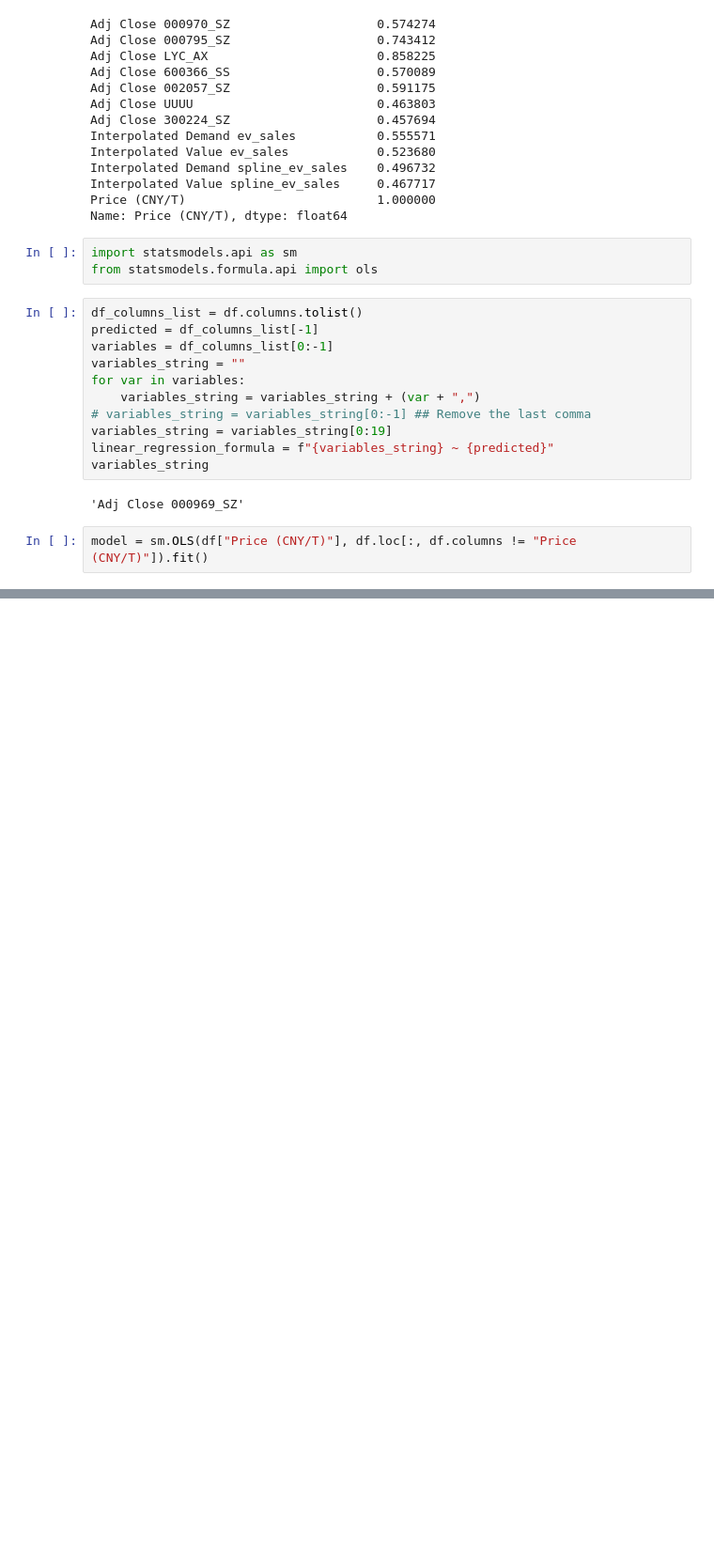
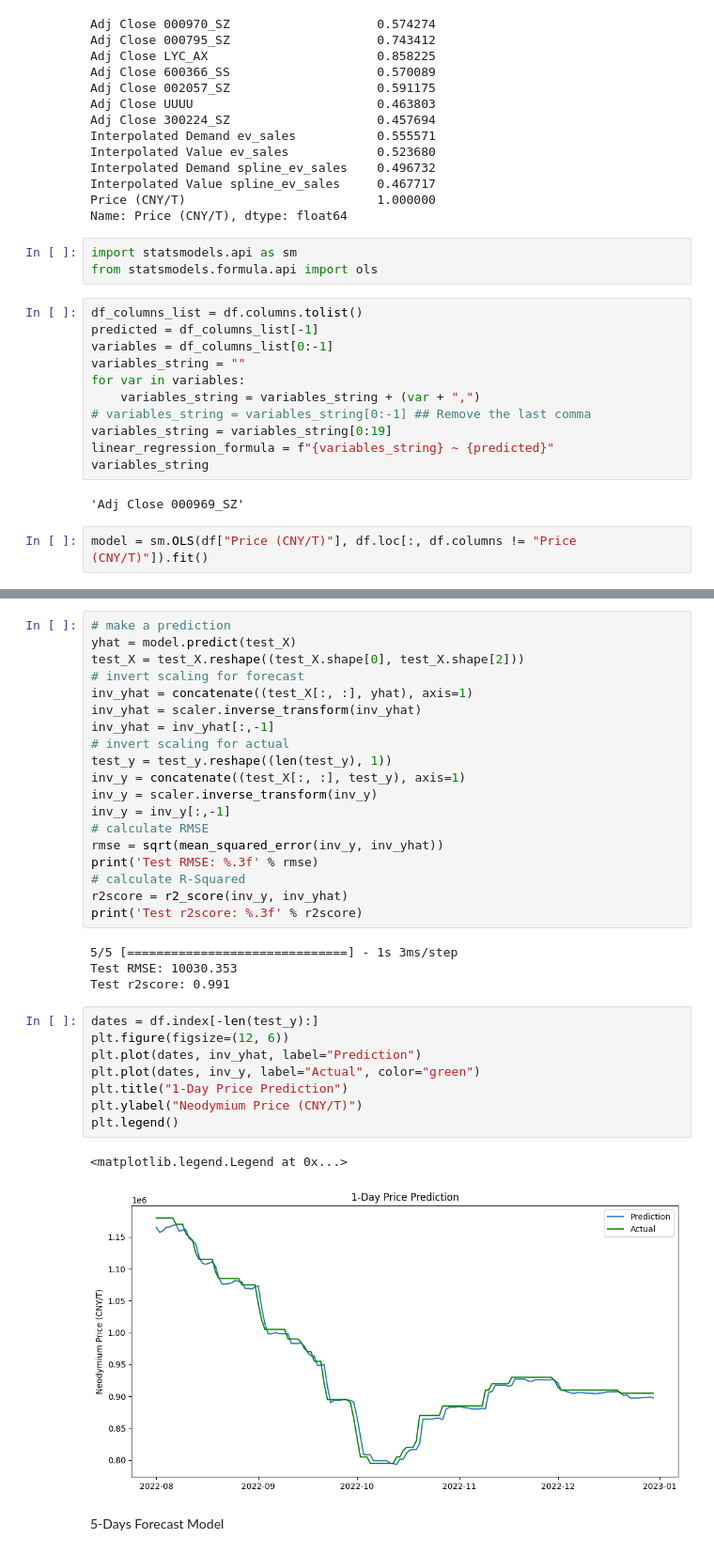
Before and after one commit to descentbw/Metal-Price-Prediction, a Jupyter notebook: neodymium prediction.ipynb, the cells around one changed output, grey strips where cells are left out. Shown at 94% size. Cells and saved outputs as stored; diff of their text form; blank space fills up the shorter version.

```diff
--- a/feature_selection.ipynb
+++ b/neodymium prediction.ipynb
@@ -366,0 +352,36 @@ plt.legend()
+# %%
+# make a prediction
+yhat = model.predict(test_X)
+test_X = test_X.reshape((test_X.shape[0], test_X.shape[2]))
+# invert scaling for forecast
+inv_yhat = concatenate((test_X[:, :], yhat), axis=1)
+inv_yhat = scaler.inverse_transform(inv_yhat)
+inv_yhat = inv_yhat[:,-1]
+# invert scaling for actual
+test_y = test_y.reshape((len(test_y), 1))
+inv_y = concatenate((test_X[:, :], test_y), axis=1)
+inv_y = scaler.inverse_transform(inv_y)
+inv_y = inv_y[:,-1]
+# calculate RMSE
+rmse = sqrt(mean_squared_error(inv_y, inv_yhat))
+print('Test RMSE: %.3f' % rmse)
+# calculate R-Squared
+r2score = r2_score(inv_y, inv_yhat)
+print('Test r2score: %.3f' % r2score)
+# %% [output]
+5/5 [==============================] - 1s 3ms/step
+Test RMSE: 10030.353
+Test r2score: 0.991
+# %%
+dates = df.index[-len(test_y):]
+plt.figure(figsize=(12, 6))
+plt.plot(dates, inv_yhat, label="Prediction")
+plt.plot(dates, inv_y, label="Actual", color="green")
+plt.title("1-Day Price Prediction")
+plt.ylabel("Neodymium Price (CNY/T)")
+plt.legend()
+# %% [output]
+<matplotlib.legend.Legend at 0x...>
+[figure, added]
+# %% [markdown]
+5-Days Forecast Model
```
Also changed, not shown: parts of 36 cells of this notebook.
